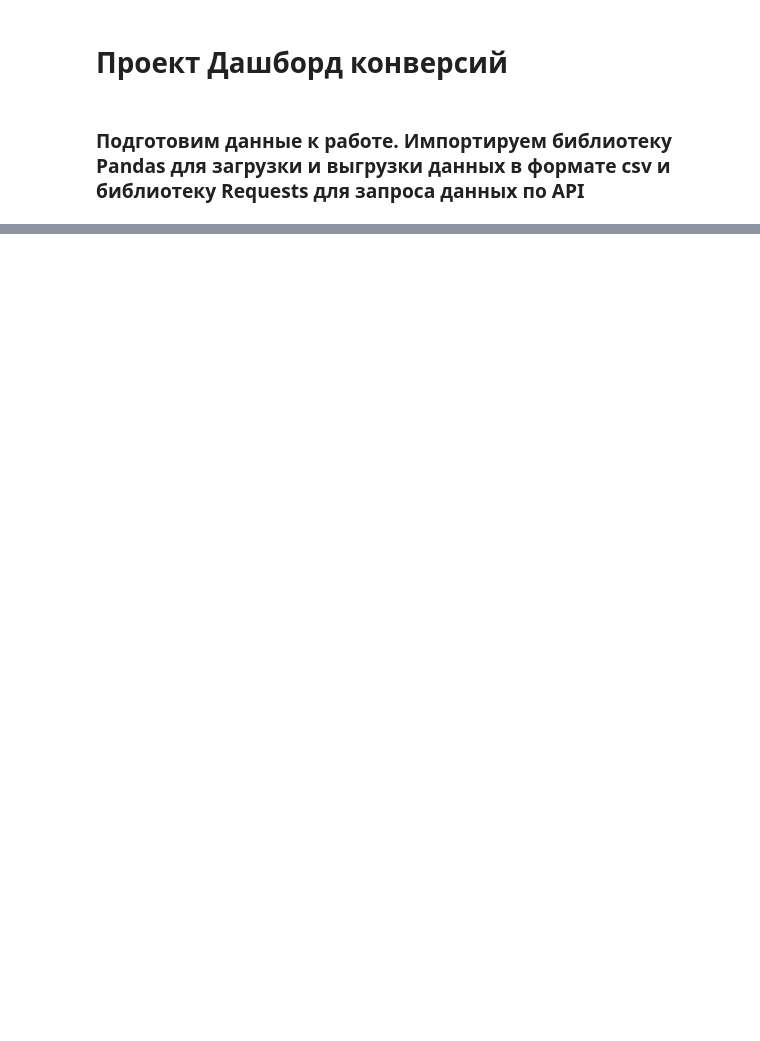
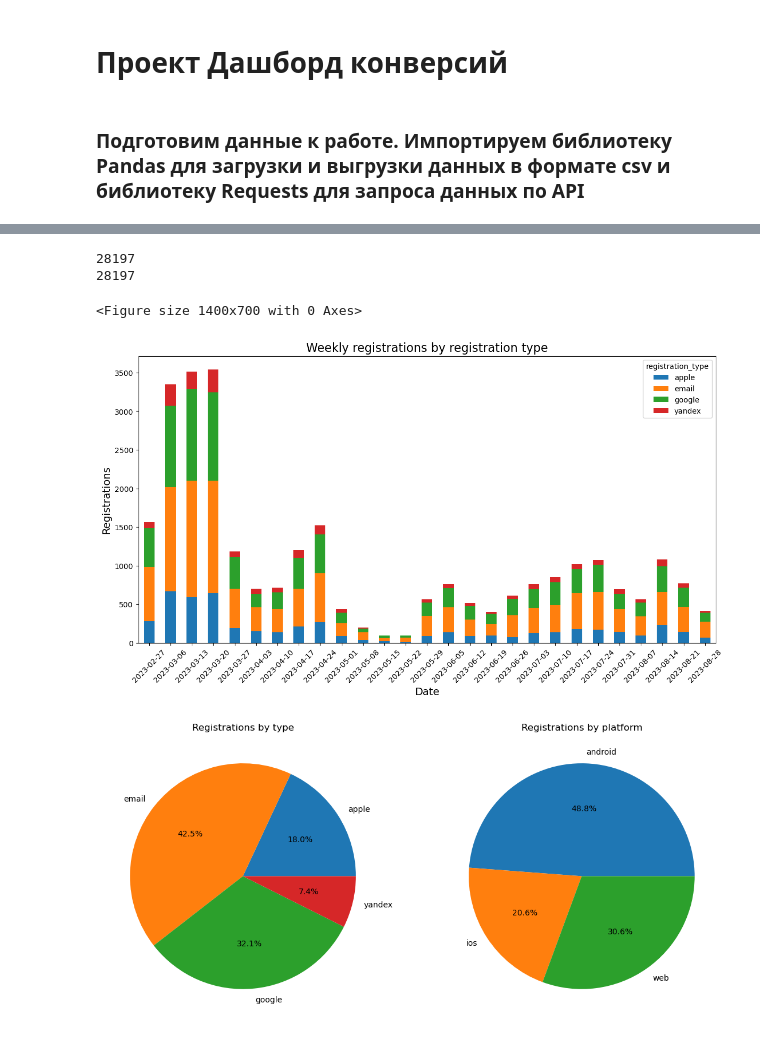
Before and after one commit to LetnerOk/data-analytics-project-100, a Jupyter notebook: Dashboard_Convertion.ipynb, the cells around one changed output, grey strips where cells are left out. Saved outputs shown, nothing was run; the diff lists cells and outputs as text; code cells hidden in the pictures; blank space fills up the shorter version.

```diff
--- a/Dashboard_Convertion.ipynb
+++ b/Dashboard_Convertion.ipynb
@@ -62,7 +37,0 @@ df_visit_api.head()
-# %%
-#Отправляем запрос по API для получения регистраций по URL
-regist_json = requests.get("https://data-charts-api.hexlet.app/registrations?begin=2023-03-01&end=2023-09-01")
-data_regist_api = regist_json.json() #Преобразуем данные в объект JSON
-df_regist_api = pd.DataFrame(data_regist_api) #преобразуем JSON в DataFrame
-df_regist_api.head()
-df_regist_api.info
@@ -86,0 +160,12 @@ df_regist_api.info
+# %%
+# Убираем дублирующиеся строки
+df_regist_api_dt = df_regist_api.drop_duplicates()
+#Заполняем пусные ячейки в столбце platform
+df_regist_api_dt['platform'] =  df_regist_api_dt['platform'].fillna('web')
+#Преобразуем данные в столбце 'datetime' в объект типа datetime64[ns]
+df_regist_api_dt['date_group'] = pd.to_datetime(df_regist_api_dt['datetime'])#, format='%a, %d %b %Y %H:%M:%S GMT')
+#df_regist_api_dt.dtypes
+df_regist_api_dt.sort_values(by='date_group', ascending=True)
+#С помощью функции to_datetime() преобразуем datetime в формат даты и времени
+df_regist_api_dt['date_group'] = df_regist_api_dt['date_group'].dt.strftime('%Y-%m-%d')
+df_regist_api_dt.head(200)
@@ -86,0 +430,41 @@ df_regist_api.info
+# %%
+print(df_agreegated_regist['registrations'].sum())
+print(df_merged_conv['registrations'].sum())
+# %% [output]
+28197
+28197
+# %%
+def visualizated_registrations_by_type(df):
+    # Подготавливаем таблицу с регистрациями в зависимости от типа регистрации
+    regist_type = df.copy()
+    regist_type['date_week'] = pd.to_datetime(regist_type['date_group'])
+    regist_type['date_week'] = regist_type['date_week'].dt.to_period('W').dt.start_time.dt.date
+    df_regist_type = regist_type.groupby(['date_week', 'registration_type']) \
+    .size().reset_index(name='registrations')
+
+     #Create bar chart for weekly registrations by registration type
+    plt.figure(figsize=(14, 7))
+    plt_regist_type = df_regist_type.pivot_table(index='date_week', columns='registration_type', values='registrations', fill_value=0)
+    plt_regist_type.plot(kind='bar', stacked=True, figsize=(14, 7))
+    plt.xticks(rotation=45)
+    plt.title('Weekly registrations by registration type', fontsize=16) # заголовок
+    plt.xlabel("Date", fontsize=14) # ось абсцисс
+    plt.ylabel("Registrations", fontsize=14) # ось ординат
+    plt.savefig(f'./charts/Weekly_registrations_by_type.png')
+
+    #Create pie chart for total registrations by registration type and platform
+    regist_type_pie = df.groupby(['registration_type']).size().reset_index(name='registrations')
+    regist_platform_pie = df.groupby(['platform']).size().reset_index(name='registrations')
+    fig, ax = plt.subplots(1, 2, figsize=(14, 7))
+    ax[0].pie(regist_type_pie['registrations'], labels=regist_type_pie['registration_type'], autopct='%1.1f%%')
+    ax[1].pie(regist_platform_pie['registrations'], labels=regist_platform_pie['platform'], autopct='%1.1f%%')
+    ax[0].set_title('Registrations by type')
+    ax[1].set_title('Registrations by platform')
+    #plt.tight_layout()
+    plt.savefig(f'./charts/registrations_pies.png')
+
+visualizated_registrations_by_type(df_regist_api_dt)
+# %% [output]
+<Figure size 1400x700 with 0 Axes>
+[figure, added]
+[figure, added]
```
Also changed, not shown: parts of 61 cells of this notebook.
